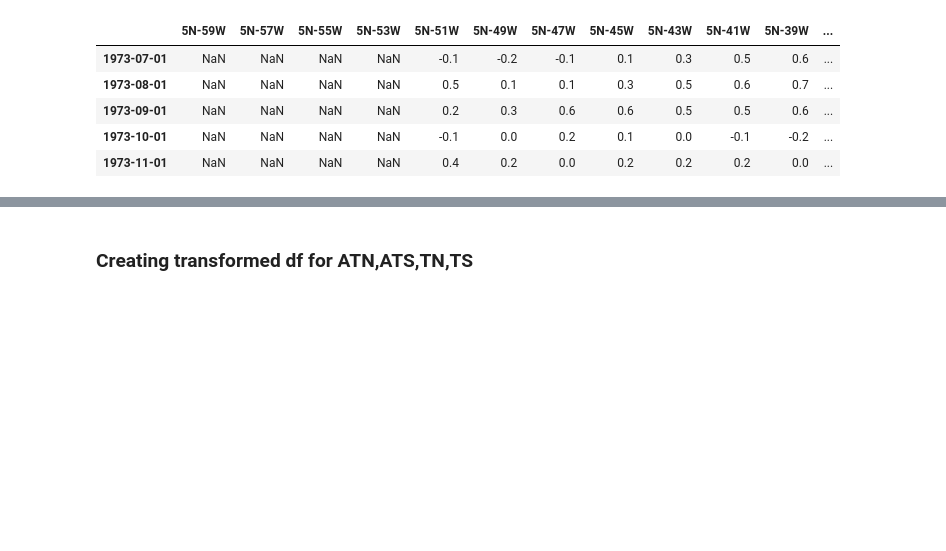
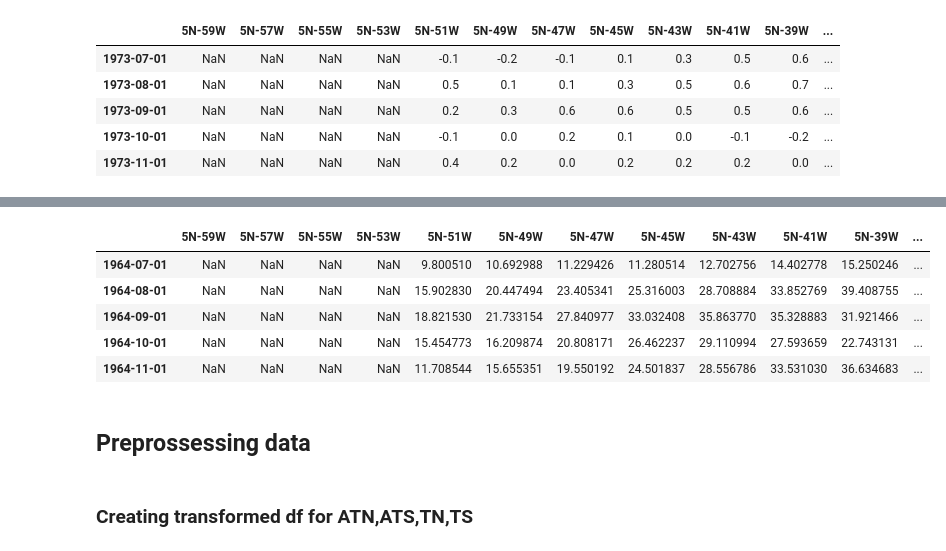
Before and after one commit to tiagotele/experimentos_oceanografia, a Jupyter notebook: Classifying Rainfall Season.ipynb, the cells around one changed output, grey strips where cells are left out. Drawn from its saved outputs; the diff is of its cells as text; code cells hidden in the pictures; blank space fills up the shorter version.

```diff
--- a/Classifying Rainfall Season.ipynb
+++ b/Classifying Rainfall Season.ipynb
@@ -1086,0 +1122,11 @@ ts_df.head()
+# %%
+ts_pws_df.head()
+# %% [output]
+|  | 5N-59W | 5N-57W | 5N-55W | 5N-53W | 5N-51W | 5N-49W | 5N-47W | 5N-45W | 5N-43W | 5N-41W | 5N-39W | ... |
+| 1964-07-01 | NaN | NaN | NaN | NaN | 9.800510 | 10.692988 | 11.229426 | 11.280514 | 12.702756 | 14.402778 | 15.250246 | ... |
+| 1964-08-01 | NaN | NaN | NaN | NaN | 15.902830 | 20.447494 | 23.405341 | 25.316003 | 28.708884 | 33.852769 | 39.408755 | ... |
+| 1964-09-01 | NaN | NaN | NaN | NaN | 18.821530 | 21.733154 | 27.840977 | 33.032408 | 35.863770 | 35.328883 | 31.921466 | ... |
+| 1964-10-01 | NaN | NaN | NaN | NaN | 15.454773 | 16.209874 | 20.808171 | 26.462237 | 29.110994 | 27.593659 | 22.743131 | ... |
+| 1964-11-01 | NaN | NaN | NaN | NaN | 11.708544 | 15.655351 | 19.550192 | 24.501837 | 28.556786 | 33.531030 | 36.634683 | ... |
+# %% [markdown]
+## Preprossessing data
```
Also changed, not shown: parts of 34 cells of this notebook.
